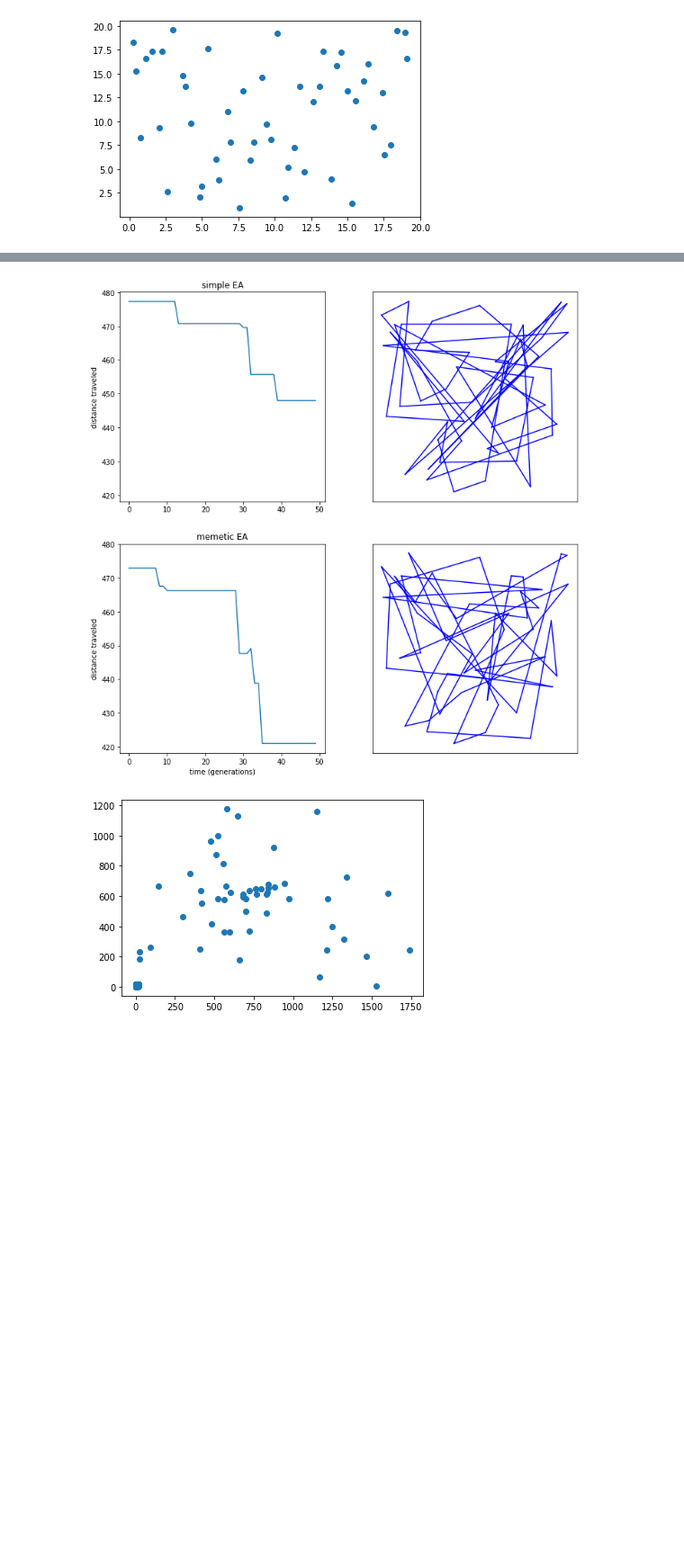
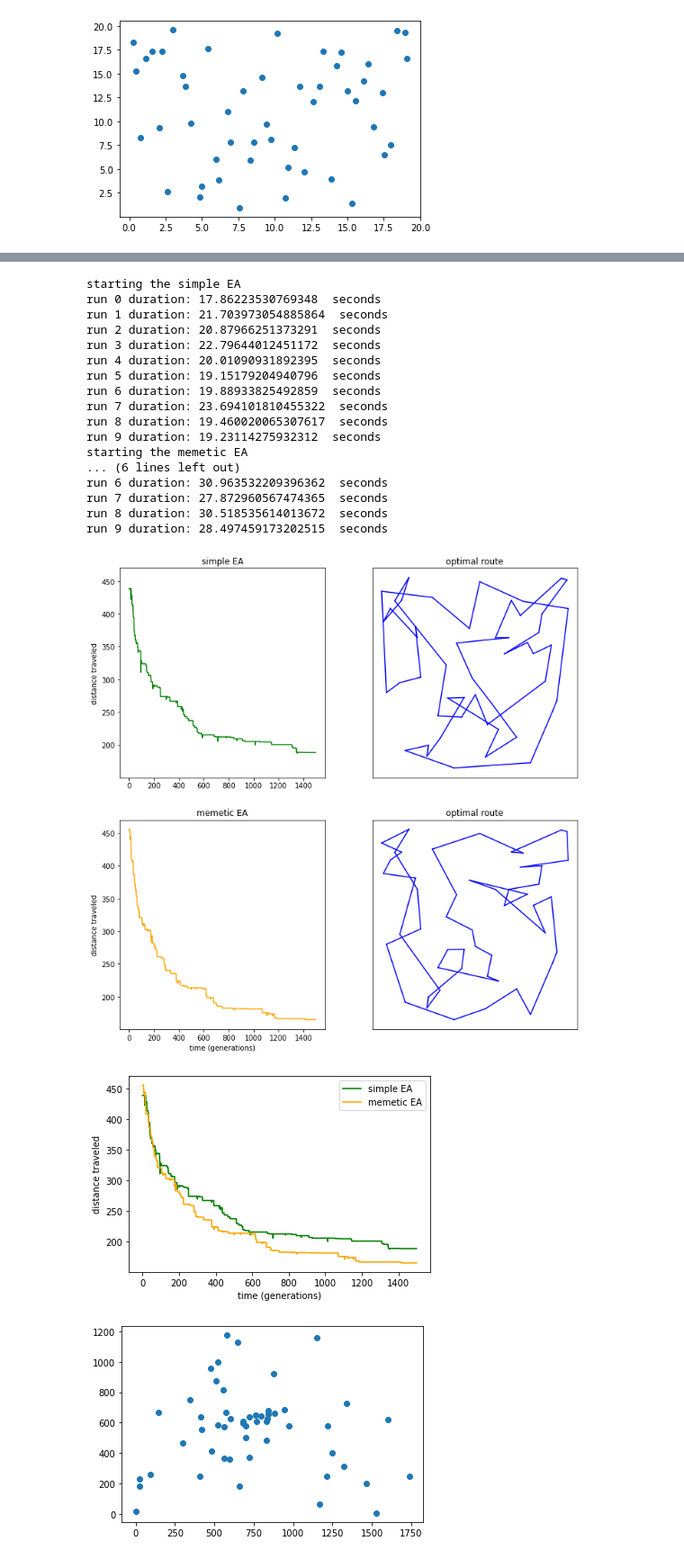
Before and after one commit to svenvdpost/natural-computing, a Jupyter notebook: 4_3.ipynb, the cells around one changed output, grey strips where cells are left out. Shown: that part at 90% size. Saved outputs shown, nothing was run; the diff lists cells and outputs as text; code cells hidden in the pictures; blank space fills up the shorter version.

```diff
--- a/4_3.ipynb
+++ b/4_3.ipynb
@@ -282,8 +282,9 @@ def evolution_algorithm(tspmap : TSPmap, start_population, num_generations, tour
 
     return population, distance_history, fitness_history
 # %%
+import time
 
-def run_ea_and_plot_results(tspmap, number_of_runs, N, num_generations, tournament_size, pc, u):
+def run_ea_and_plot_results(tspmap :TSPmap, number_of_runs, N, num_generations, tournament_size, pc, u):
 
     fig, axes = plt.subplots(2,2)
     fig.tight_layout(pad=0.3)
@@ -291,44 +292,82 @@ def run_ea_and_plot_results(tspmap, number_of_runs, N, num_generations, tourname
 
     axes[0][0].sharey(axes[1][0])
 
+    _ = plt.figure() # removing this line merges the memetic routemap and comparison graph so we keep it there
+
     for memetic in [False, True]:
+
+        if not memetic:
+            print("starting the simple EA")
+        else:
+            print("starting the memetic EA")
 
         assignment_tsp = []
         for run in range(number_of_runs):
+            start_time = time.time()
             population, distance, fitness = evolution_algorithm(tspmap, tspmap.generate_routes(N), num_generations, tournament_size, pc, u, memetic)
             assignment_tsp.append([population, distance, fitness])
+            print("run", run, "duration:", time.time() - start_time, " seconds")
 
         best_run = assignment_tsp[np.argmax(map((lambda x: x[2][-1]), assignment_tsp))]
         avg_run = np.sum(list(map((lambda x: x[1:]), assignment_tsp)), 1)
 
         avgplot = axes[int(memetic)][0]
-        avgplot.plot(list((range(0, num_generations))), avg_run[0])
         avgplot.set_ylabel('distance traveled')
         if memetic:
             avgplot.set_title('memetic EA')
             avgplot.set_xlabel('time (generations)')
+            color = 'orange'
         else:
             avgplot.set_title('simple EA')
+            color = 'green'
+
+        avgplot.plot(list((range(0, num_generations))), avg_run[0], color)
 
         best_route, best_route_fitness = fittest_route(tsp_map, best_run[0])
         routeplot = axes[int(memetic)][1]
         tsp_map.predef_plot_route(routeplot, best_route)
         routeplot.get_xaxis().set_visible(False)
         routeplot.get_yaxis().set_visible(False)
+        routeplot.set_title('optimal route')
+
+
+        plt.plot(list((range(0, num_generations))), avg_run[0], color)
+
+    plt.xlabel('time (generations)')
+    plt.ylabel('distance traveled')
+    plt.legend(['simple EA','memetic EA'])
 # %%
 
-N = 10 # population size
-num_generations = 50 # number of generation to run the evolution algorithm
+N = 50 # population size
+num_generations = 1500 # number of generation to run the evolution algorithm
 tournament_size = 2 # pool size for the tournament selection
 
 pc = 0.1 # crossover probability
 u = 0.01 # mutation rate
 
-number_of_runs = 2 # number of times to run the EA algorithm
+number_of_runs = 10 # number of times to run the EA algorithm
 
 run_ea_and_plot_results(tsp_map, number_of_runs, N, num_generations, tournament_size, pc, u)
 # %% [output]
+starting the simple EA
+run 0 duration: 17.86223530769348  seconds
+run 1 duration: 21.703973054885864  seconds
+run 2 duration: 20.87966251373291  seconds
+run 3 duration: 22.79644012451172  seconds
+run 4 duration: 20.01090931892395  seconds
+run 5 duration: 19.15179204940796  seconds
+run 6 duration: 19.88933825492859  seconds
+run 7 duration: 23.694101810455322  seconds
+run 8 duration: 19.460020065307617  seconds
+run 9 duration: 19.23114275932312  seconds
+starting the memetic EA
+... (6 lines left out)
+run 6 duration: 30.963532209396362  seconds
+run 7 duration: 27.872960567474365  seconds
+run 8 duration: 30.518535614013672  seconds
+run 9 duration: 28.497459173202515  seconds
-[figure, old version]
+[figure, new version]
+[figure, added]
 # %%
 berlin_map = TSPmap()
 
```
Also changed, not shown: parts of 9 cells of this notebook.
